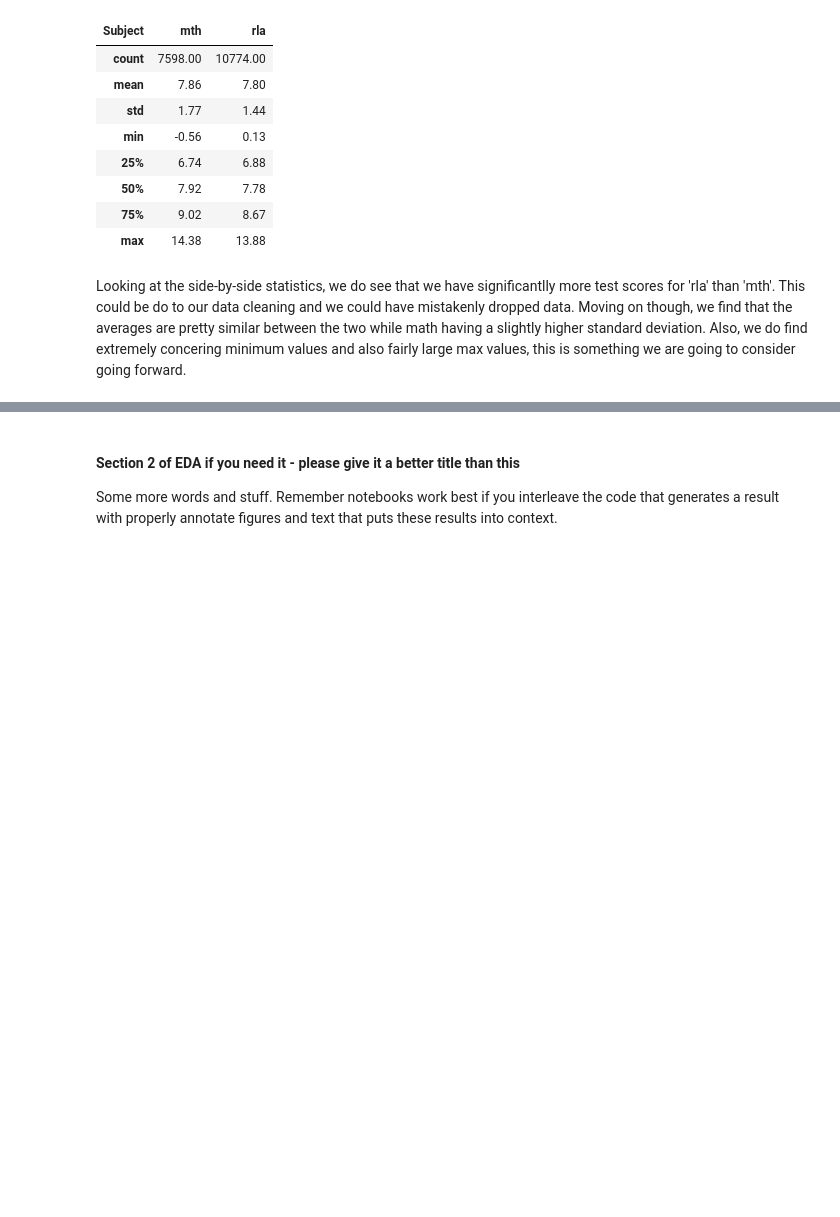
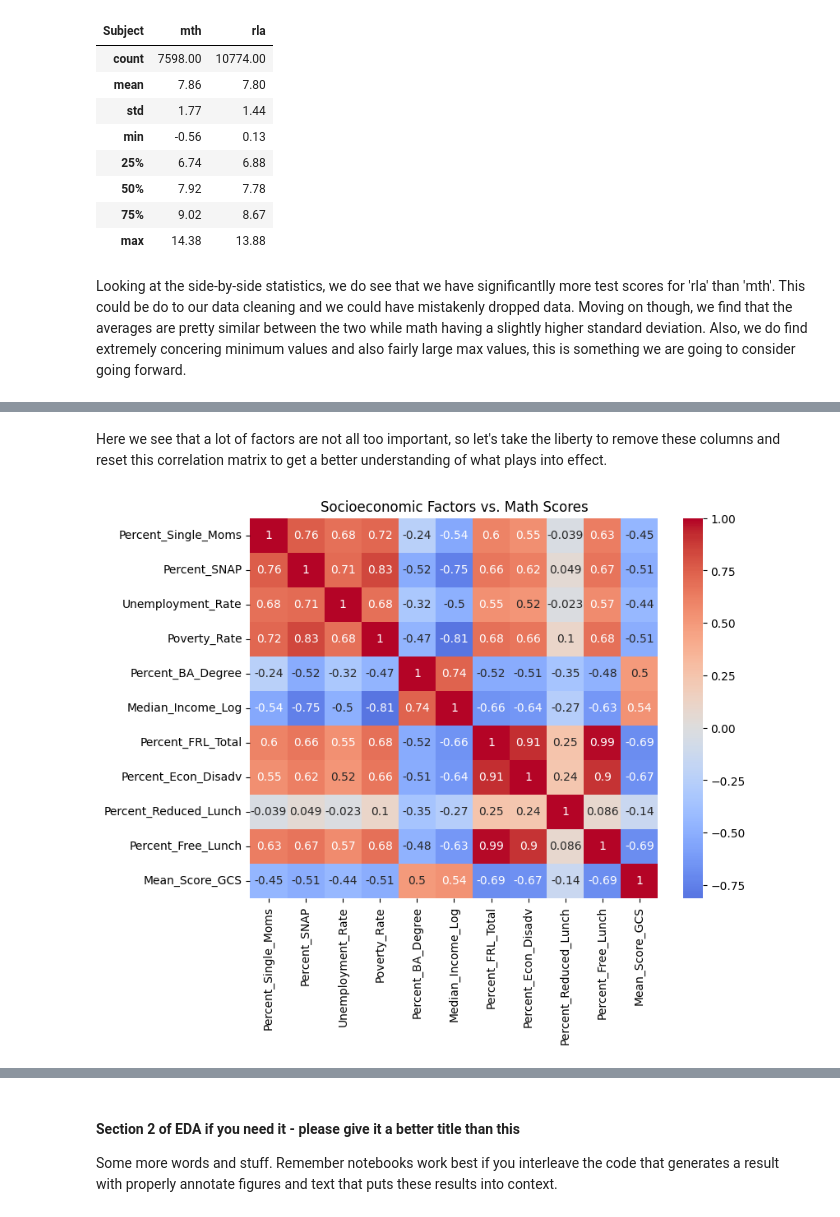
Before and after one commit to COGS108/Group006_WI26, a Jupyter notebook: 02-EDACheckpoint.ipynb, the cells around one changed output, grey strips where cells are left out. Drawn from its saved outputs; the diff is of its cells as text; code cells hidden in the pictures; blank space fills up the shorter version.

```diff
--- a/02-EDACheckpoint.ipynb
+++ b/02-EDACheckpoint.ipynb
@@ -372,0 +403,24 @@ Looking at the side-by-side statistics, we do see that we have significantlly mo
+# %% [markdown]
+Here we see that a lot of factors are not all too important, so let's take the liberty to remove these columns and reset this correlation matrix to get a better understanding of what plays into effect.
+# %%
+# creating a subgroup of the most prominent features
+df_math_2 = df_math[['Percent_Single_Moms', 'Percent_SNAP', 'Unemployment_Rate',
+                    'Poverty_Rate', 'Percent_BA_Degree', 'Median_Income_Log',
+                    'Percent_FRL_Total', 'Percent_Econ_Disadv', 'Percent_Reduced_Lunch',
+                    'Percent_Free_Lunch', 'Mean_Score_GCS']]
+
+corr_math_2 = df_math_2.corr(numeric_only=True)
+
+# scaling map to be easier to see
+plt.figure(figsize=(8,6))
+
+sns.heatmap(
+    corr_math_2,
+    annot=True,
+    cmap='coolwarm',
+    center=0
+)
+plt.title('Socioeconomic Factors vs. Math Scores')
+plt.show()
+# %% [output]
+[figure, added]
```
Also changed, not shown: parts of 11 cells of this notebook.
